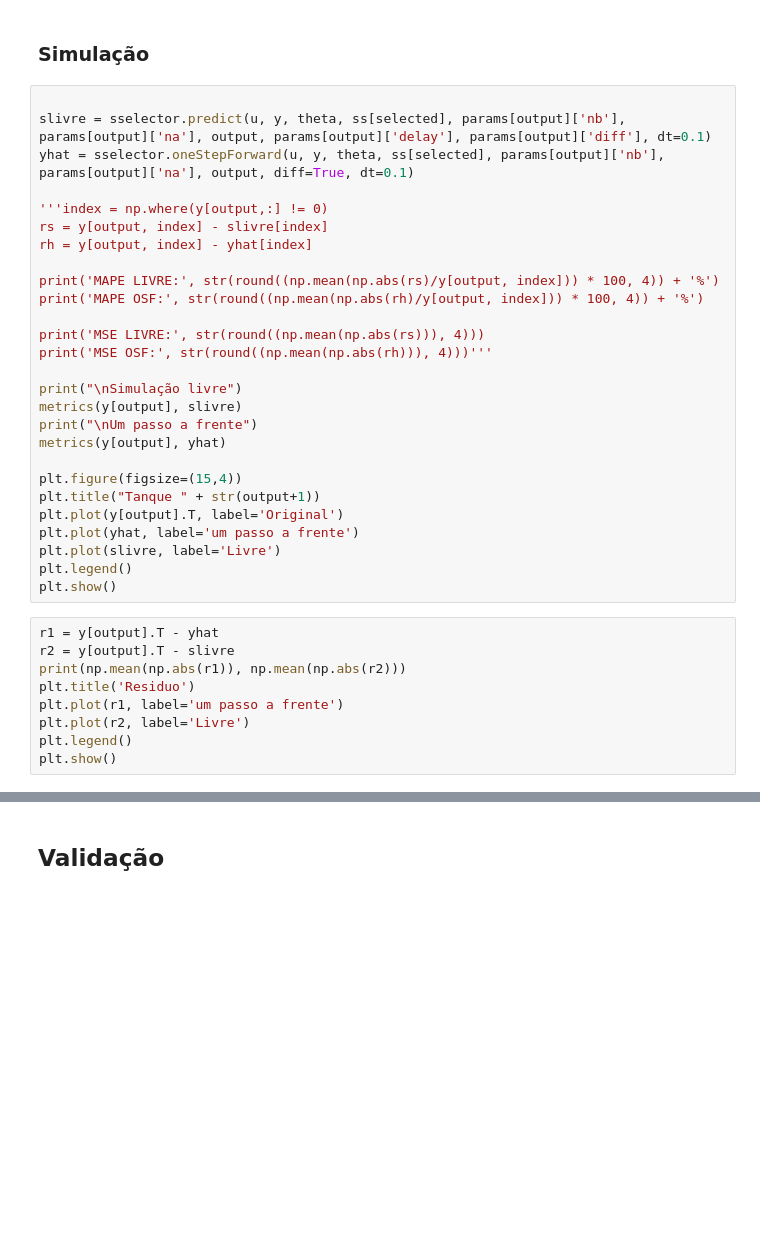
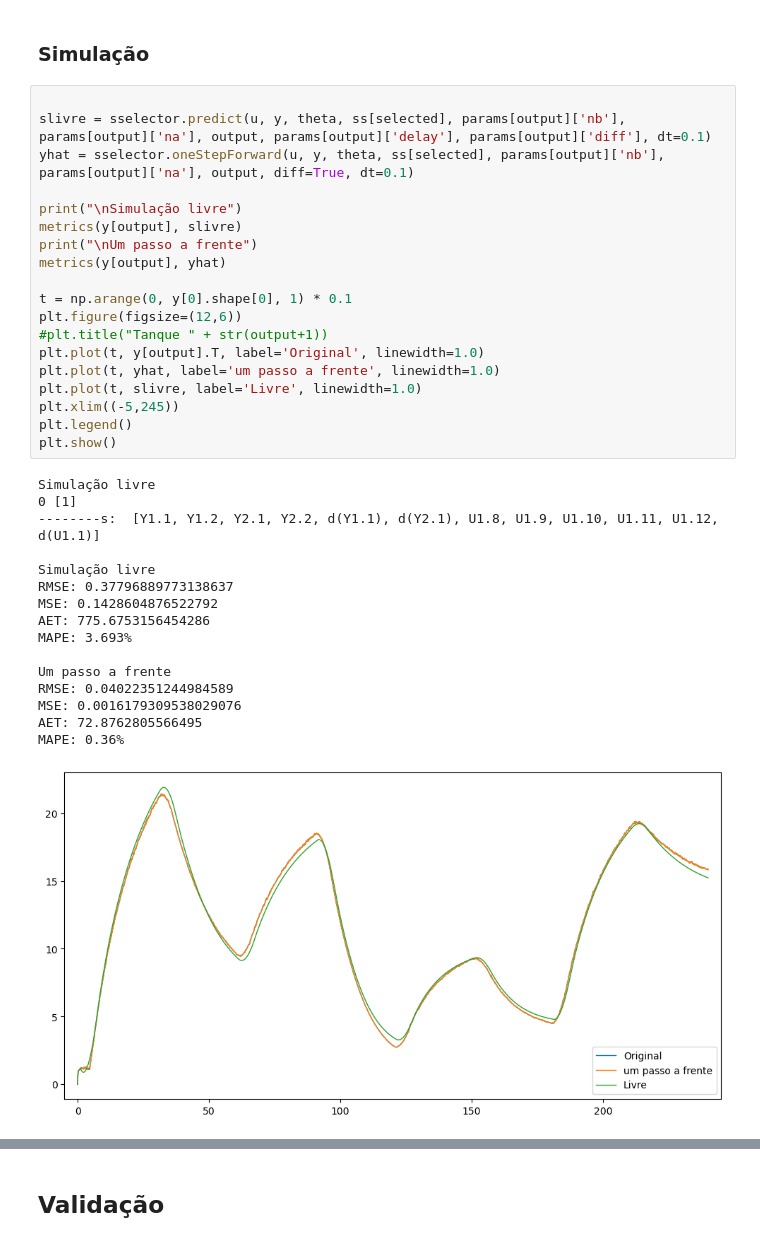
Before and after one commit to JonhLucas/NARX_MISO, a Jupyter notebook: coupleTanks.ipynb, the cells around one changed output, grey strips where cells are left out. Cells and saved outputs as stored; diff of their text form; blank space fills up the shorter version.

```diff
--- a/coupleTanks.ipynb
+++ b/coupleTanks.ipynb
@@ -98,36 +51,36 @@ plt.show()
 # %%
 
 slivre = sselector.predict(u, y, theta, ss[selected], params[output]['nb'], params[output]['na'], output, params[output]['delay'], params[output]['diff'], dt=0.1)
 yhat = sselector.oneStepForward(u, y, theta, ss[selected], params[output]['nb'], params[output]['na'], output, diff=True, dt=0.1)
-
-'''index = np.where(y[output,:] != 0)
-rs = y[output, index] - slivre[index]
-rh = y[output, index] - yhat[index]
-
-print('MAPE LIVRE:', str(round((np.mean(np.abs(rs)/y[output, index])) * 100, 4)) + '%')
-print('MAPE OSF:', str(round((np.mean(np.abs(rh)/y[output, index])) * 100, 4)) + '%')
-
-print('MSE LIVRE:', str(round((np.mean(np.abs(rs))), 4)))
-print('MSE OSF:', str(round((np.mean(np.abs(rh))), 4)))'''
 
 print("\nSimulação livre")
 metrics(y[output], slivre)
 print("\nUm passo a frente")
 metrics(y[output], yhat)
 
-plt.figure(figsize=(15,4))
-plt.title("Tanque " + str(output+1))
-plt.plot(y[output].T, label='Original')
-plt.plot(yhat, label='um passo a frente')
-plt.plot(slivre, label='Livre')
+t = np.arange(0, y[0].shape[0], 1) * 0.1
+plt.figure(figsize=(12,6))
+#plt.title("Tanque " + str(output+1))
+plt.plot(t, y[output].T, label='Original', linewidth=1.0)
+plt.plot(t, yhat, label='um passo a frente', linewidth=1.0)
+plt.plot(t, slivre, label='Livre', linewidth=1.0)
+plt.xlim((-5,245))
 plt.legend()
 plt.show()
+# %% [output]
+Simulação livre
+0 [1]
+--------s:  [Y1.1, Y1.2, Y2.1, Y2.2, d(Y1.1), d(Y2.1), U1.8, U1.9, U1.10, U1.11, U1.12, d(U1.1)]
+
+Simulação livre
+RMSE: 0.37796889773138637
+MSE: 0.1428604876522792
+AET: 775.6753156454286
+MAPE: 3.693%
+
+Um passo a frente
+RMSE: 0.04022351244984589
+MSE: 0.0016179309538029076
+AET: 72.8762805566495
+MAPE: 0.36%
+[figure, added]
-# %%
-r1 = y[output].T - yhat
-r2 = y[output].T - slivre
-print(np.mean(np.abs(r1)), np.mean(np.abs(r2)))
-plt.title('Residuo')
-plt.plot(r1, label='um passo a frente')
-plt.plot(r2, label='Livre')
-plt.legend()
-plt.show()
```
Also changed, not shown: parts of 10 cells of this notebook, 8 other files.
